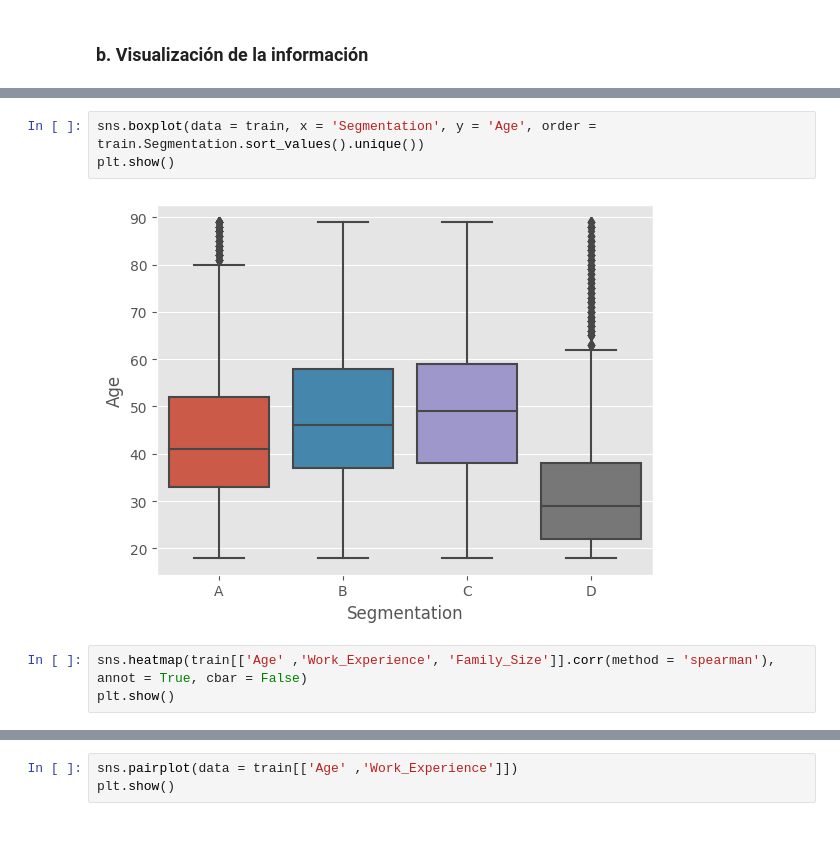
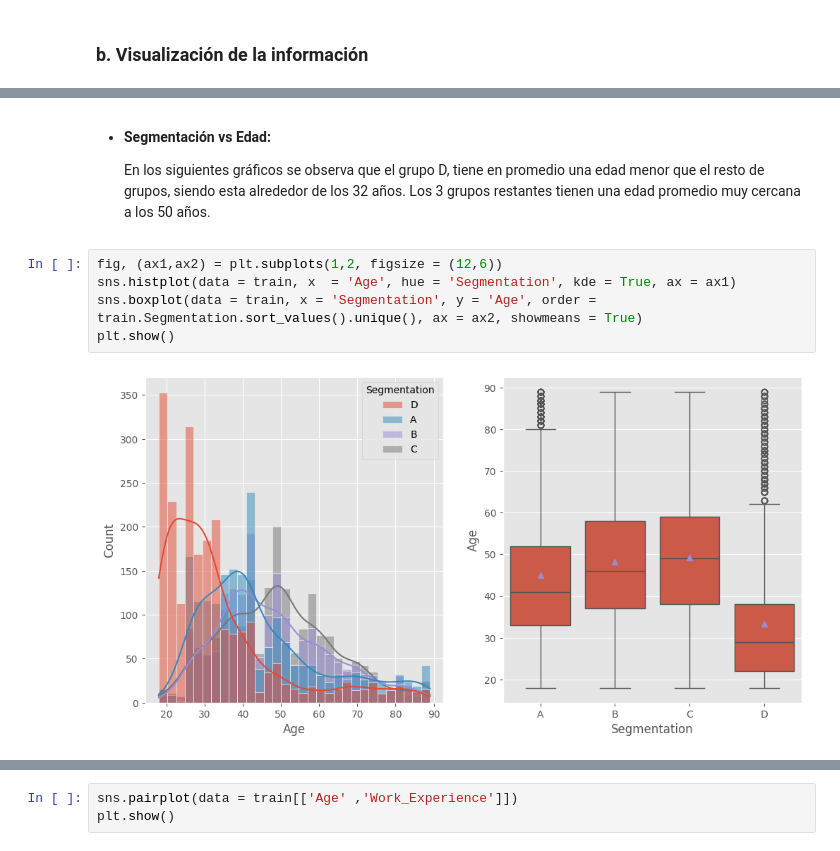
Before and after one commit to maryyuliana/fundamentos_I, a Jupyter notebook: Proyecto.ipynb, the cells around one changed output, grey strips where cells are left out. Saved outputs shown, nothing was run; the diff lists cells and outputs as text.

```diff
--- a/Proyecto.ipynb
+++ b/Proyecto.ipynb
@@ -97,8 +116,11 @@ train.drop('ID', axis = 1, inplace = True)
+# %% [markdown]
+* **Segmentación vs Edad:**
+
+    En los siguientes gráficos se observa que el grupo D, tiene en promedio una edad menor que el resto de grupos, siendo esta alrededor de los 32 años. Los 3 grupos restantes tienen una edad promedio muy cercana a los 50 años.
 # %%
-sns.boxplot(data = train, x = 'Segmentation', y = 'Age', order = train.Segmentation.sort_values().unique())
+fig, (ax1,ax2) = plt.subplots(1,2, figsize = (12,6))
+sns.histplot(data = train, x  = 'Age', hue = 'Segmentation', kde = True, ax = ax1)
+sns.boxplot(data = train, x = 'Segmentation', y = 'Age', order = train.Segmentation.sort_values().unique(), ax = ax2, showmeans = True)
 plt.show()
 # %% [output]
-[figure, old version]
+[figure, new version]
-# %%
-sns.heatmap(train[['Age' ,'Work_Experience', 'Family_Size']].corr(method = 'spearman'), annot = True, cbar = False)
-plt.show()
```
Also changed, not shown: parts of 20 cells of this notebook.
